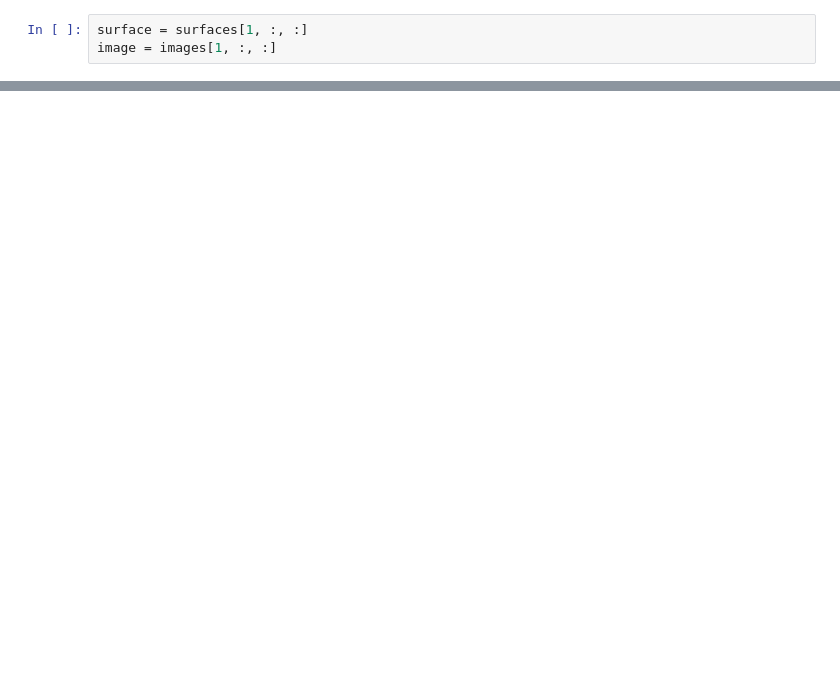
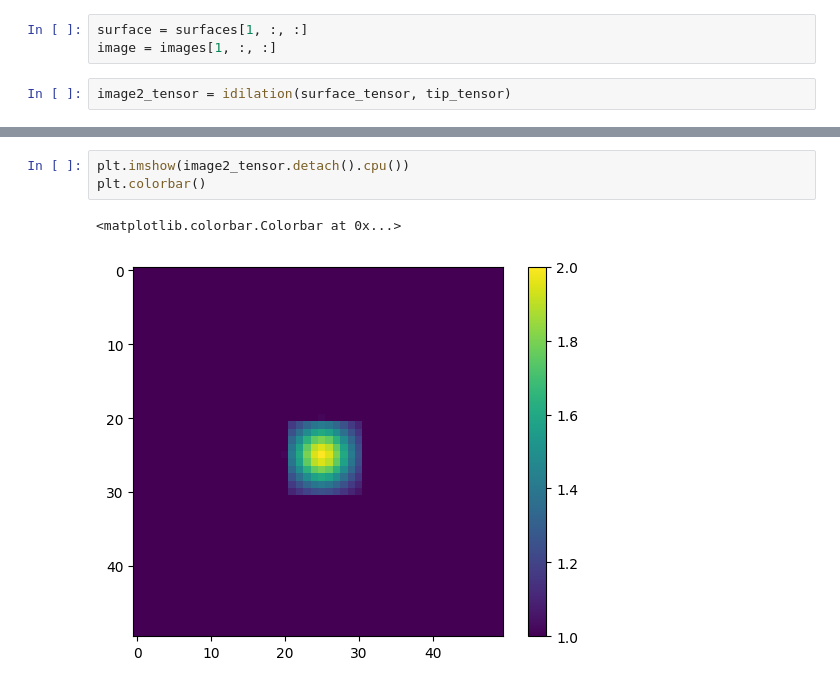
Before and after one commit to matsunagalab/ColabBTR, a Jupyter notebook: BTR.ipynb, the cells around one changed output, grey strips where cells are left out. Drawn from its saved outputs; the diff is of its cells as text; blank space fills up the shorter version.

```diff
--- a/BTR.ipynb
+++ b/BTR.ipynb
@@ -186,3 +186,5 @@ plt.show()
 # %%
 surface = surfaces[1, :, :]
 image = images[1, :, :]
+# %%
+image2_tensor = idilation(surface_tensor, tip_tensor)
@@ -189,3 +199,9 @@ image = images[1, :, :]
+# %%
+plt.imshow(image2_tensor.detach().cpu())
+plt.colorbar()
+# %% [output]
+<matplotlib.colorbar.Colorbar at 0x...>
+[figure, added]
 # %%
 import torch
 import torch.optim as optim
```
Also changed, not shown: parts of 30 cells of this notebook.
